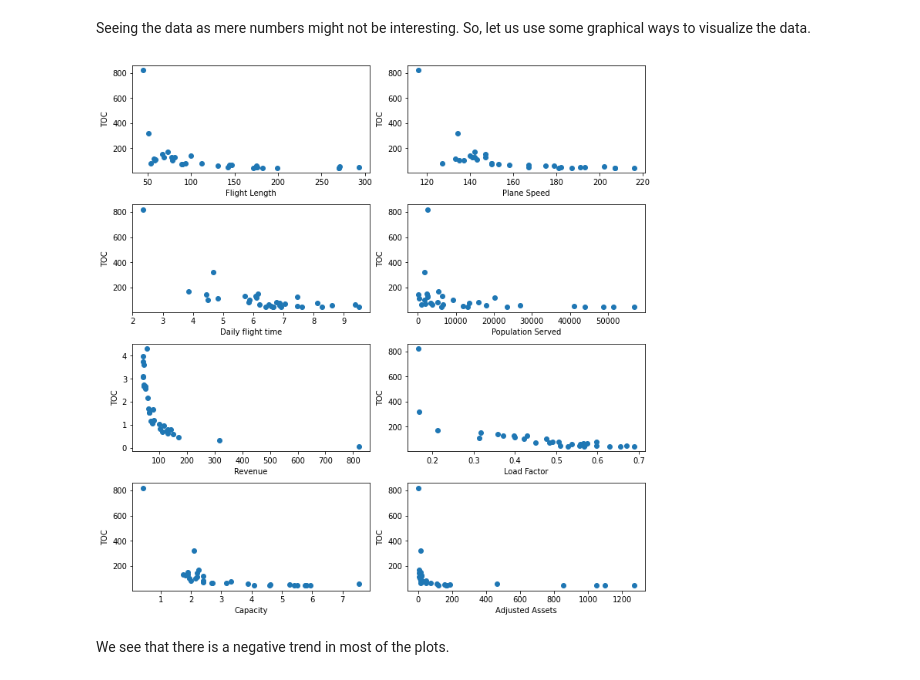
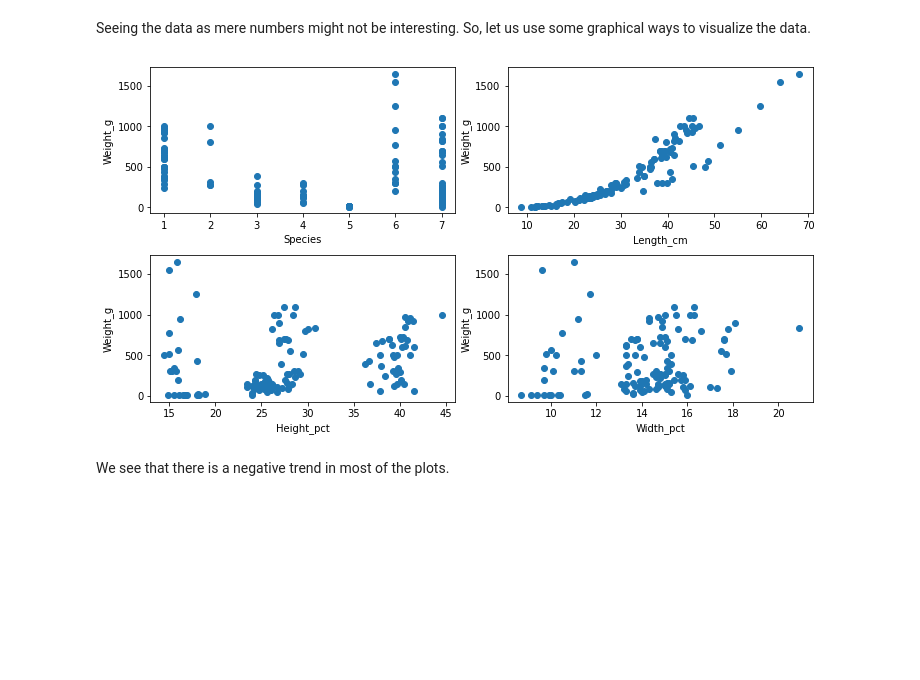
Before and after one commit to arvind-maurya/MachineLearning, a Jupyter notebook: Assignment/AIMLCEP_Q1.ipynb, the cells around one changed output. Saved outputs shown, nothing was run; the diff lists cells and outputs as text; code cells hidden in the pictures; blank space fills up the shorter version.

```diff
--- a/Assignment/AIMLCEP_Q1.ipynb
+++ b/Assignment/AIMLCEP_Q1.ipynb
@@ -20,8 +20,9 @@ The data set we will consider represents airline costs for different airline com
 #Let us explore the data and the description
 
 #Get the data from the web
-airline_costs_data = pd.read_csv('https://raw.githubusercontent.com/balamurugan-palaniappan-CEP/AIML_CEP_2021/main/data/airline_costs.txt', delim_whitespace=True, index_col=False, header=None)
+#airline_costs_data = pd.read_csv('https://raw.githubusercontent.com/balamurugan-palaniappan-CEP/AIML_CEP_2021/main/data/airline_costs.txt', delim_whitespace=True, index_col=False, header=None)
+weight_height_data = pd.read_excel('/content/Q1_train.xlsx', index_col=False, header=0)
 
 #print the first few rows of the data
-airline_costs_data.head()
+weight_height_data.head()
 # %% [output]
@@ -137,64 +57,41 @@ Seeing the data as mere numbers might not be interesting. So, let us use some gr
 # %%
 #We will plot multiple scatter plots of TOC vs other attributes
 fig = plt.figure(figsize=(10, 10))
 
 fig.constrained_layout=True
 
 ax11 = fig.add_subplot(421)
 ax12 = fig.add_subplot(422)
 ax21 = fig.add_subplot(423)
 ax22 = fig.add_subplot(424)
 
-ax31 = fig.add_subplot(425)
-ax32 = fig.add_subplot(426)
-ax41 = fig.add_subplot(427)
-ax42 = fig.add_subplot(428)
 
-ax11.scatter(airline_costs_data['Flight Length'],airline_costs_data['TOC'])
+ax11.scatter(weight_height_data['Species'],weight_height_data['Weight_g'])
 #ax11.set_title('TOC vs Flight Length')
-ax11.set_xlabel('Flight Length')
-ax11.set_ylabel('TOC')
+ax11.set_xlabel('Species')
+ax11.set_ylabel('Weight_g')
 
 
-ax12.scatter(airline_costs_data['Plane Speed'],airline_costs_data['TOC'])
+ax12.scatter(weight_height_data['Length_cm'],weight_height_data['Weight_g'])
 #ax12.set_title('TOC vs Plane Speed')
-ax12.set_xlabel('Plane Speed')
-ax12.set_ylabel('TOC')
+ax12.set_xlabel('Length_cm')
+ax12.set_ylabel('Weight_g')
 
-ax21.scatter(airline_costs_data['Daily flight time per plane'],airline_costs_data['TOC'])
+ax21.scatter(weight_height_data['Height_pct'],weight_height_data['Weight_g'])
 #ax13.set_title('TOC vs Daily flight time')
-ax21.set_xlabel('Daily flight time')
-ax21.set_ylabel('TOC')
+ax21.set_xlabel('Height_pct')
+ax21.set_ylabel('Weight_g')
 
-ax22.scatter(airline_costs_data['Population Served'],airline_costs_data['TOC'])
+ax22.scatter(weight_height_data['Width_pct'],weight_height_data['Weight_g'])
 #ax14.set_title('TOC vs Population Served')
-ax22.set_xlabel('Population Served')
-ax22.set_ylabel('TOC')
+ax22.set_xlabel('Width_pct')
+ax22.set_ylabel('Weight_g')
 
-ax31.scatter(airline_costs_data['TOC'],airline_costs_data['Revenue'])
-#ax21.set_title('TOC vs Revenue')
-ax31.set_xlabel('Revenue')
-ax31.set_ylabel('TOC')
-
-ax32.scatter(airline_costs_data['Load Factor'],airline_costs_data['TOC'])
-#ax22.set_title('TOC vs Load Factor')
-ax32.set_xlabel('Load Factor')
-ax32.set_ylabel('TOC')
-
-ax41.scatter(airline_costs_data['Capacity'],airline_costs_data['TOC'])
-#ax23.set_title('TOC vs Capacity')
-ax41.set_xlabel('Capacity')
-ax41.set_ylabel('TOC')
-
-ax42.scatter(airline_costs_data['Adjusted Assets'],airline_costs_data['TOC'])
-#ax24.set_title('TOC vs Adjusted Assets')
-ax42.set_xlabel('Adjusted Assets')
-ax42.set_ylabel('TOC')
 
 plt.tight_layout(pad=0.4, w_pad=0.5, h_pad=1.0)
 plt.show()
 # %% [output]
-[figure, old version]
+[figure, new version]
 # %% [markdown]
 We see that there is a negative trend in most of the plots.
 # %% [markdown]
```
Also changed, not shown: parts of 10 cells of this notebook.
